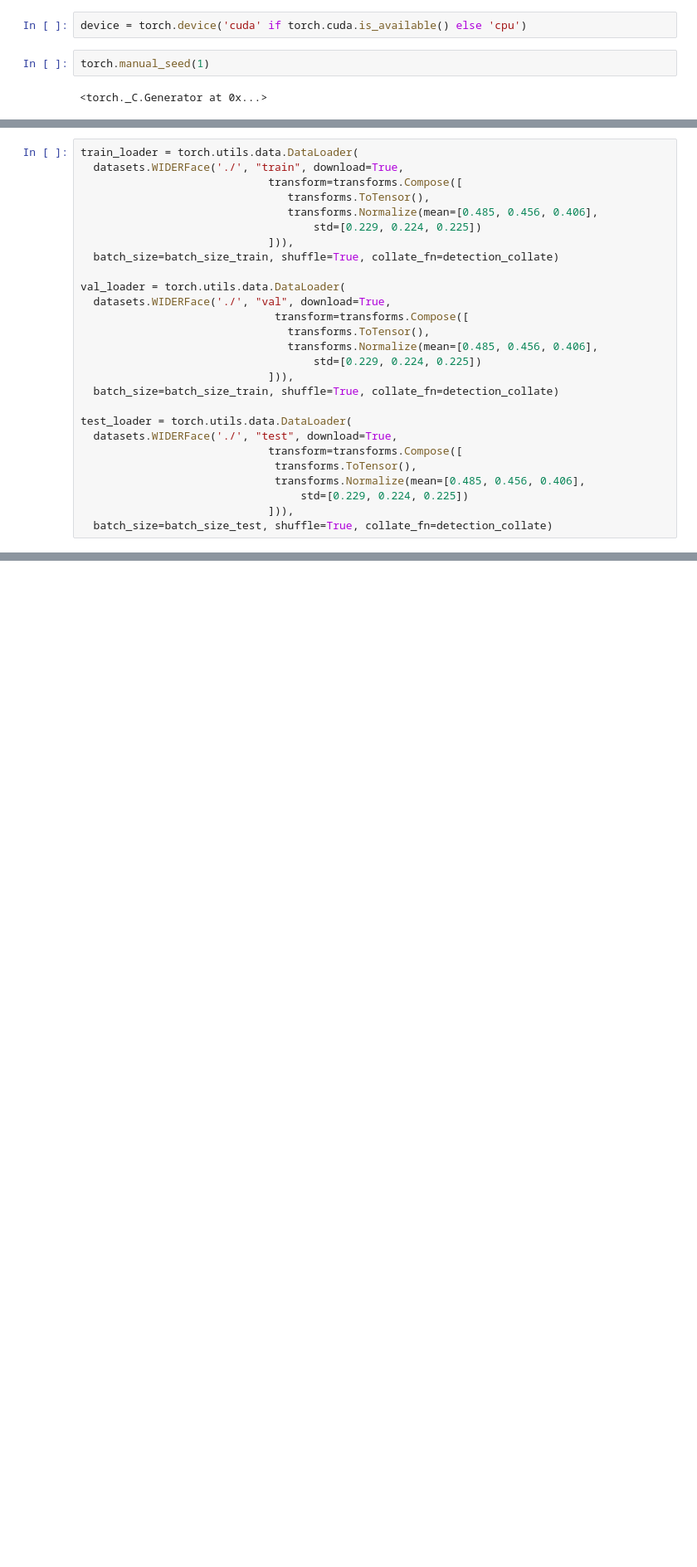
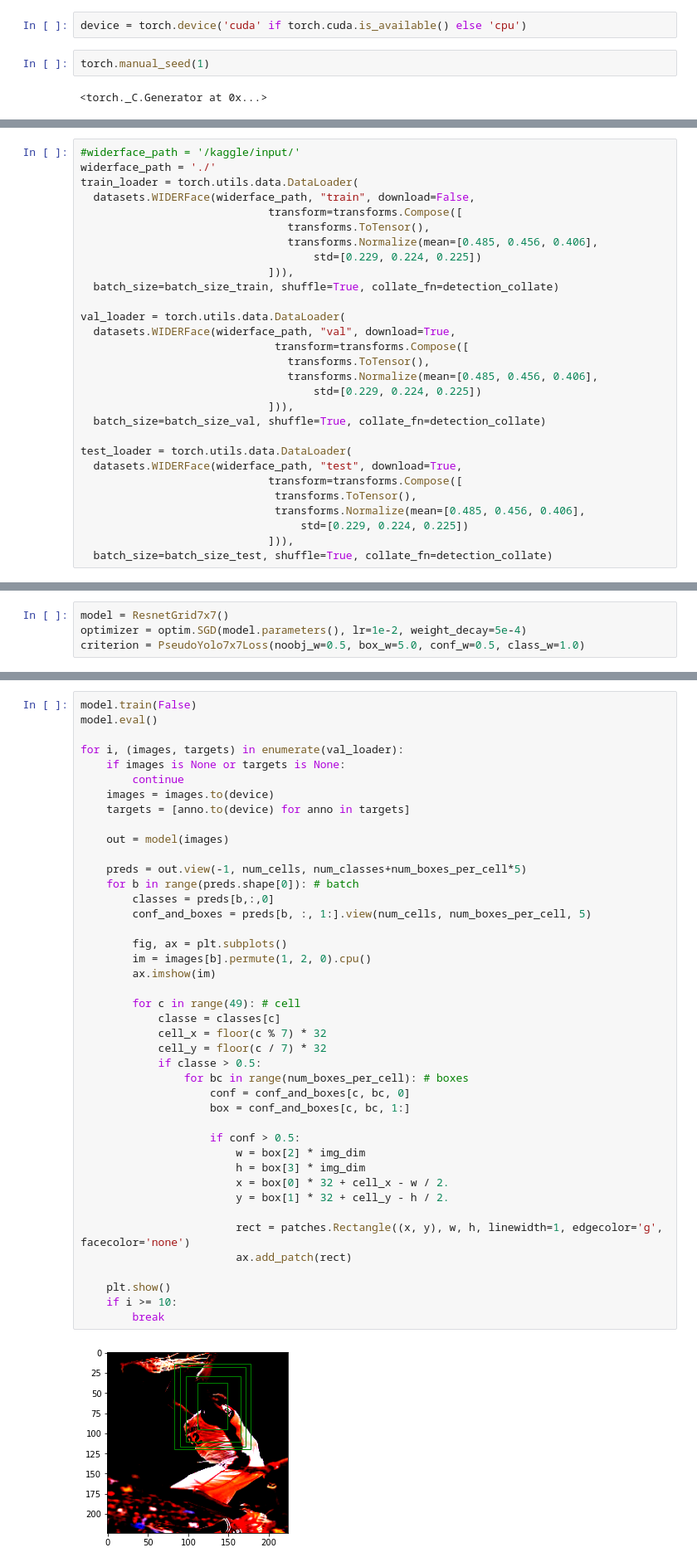
Before and after one commit to law0/face_detect, a Jupyter notebook: face_detect_resnet18.ipynb, the cells around one changed output, grey strips where cells are left out. Shown at 83% size. Cells and saved outputs as stored; diff of their text form; blank space fills up the shorter version.

```diff
--- a/face_detect_resnet18.ipynb
+++ b/face_detect_resnet18.ipynb
@@ -119,6 +120,8 @@ def detection_collate(batch):
 # %%
+#widerface_path = '/kaggle/input/'
+widerface_path = './'
 train_loader = torch.utils.data.DataLoader(
-  datasets.WIDERFace('./', "train", download=True,
+  datasets.WIDERFace(widerface_path, "train", download=False,
                              transform=transforms.Compose([
                                 transforms.ToTensor(),
                                 transforms.Normalize(mean=[0.485, 0.456, 0.406],
@@ -127,16 +130,16 @@ train_loader = torch.utils.data.DataLoader(
   batch_size=batch_size_train, shuffle=True, collate_fn=detection_collate)
 
 val_loader = torch.utils.data.DataLoader(
-  datasets.WIDERFace('./', "val", download=True,
+  datasets.WIDERFace(widerface_path, "val", download=True,
                               transform=transforms.Compose([
                                 transforms.ToTensor(),
                                 transforms.Normalize(mean=[0.485, 0.456, 0.406],
                                     std=[0.229, 0.224, 0.225])
                              ])),
-  batch_size=batch_size_train, shuffle=True, collate_fn=detection_collate)
+  batch_size=batch_size_val, shuffle=True, collate_fn=detection_collate)
 
 test_loader = torch.utils.data.DataLoader(
-  datasets.WIDERFace('./', "test", download=True,
+  datasets.WIDERFace(widerface_path, "test", download=True,
                              transform=transforms.Compose([
                               transforms.ToTensor(),
                               transforms.Normalize(mean=[0.485, 0.456, 0.406],
@@ -394 +401,5 @@ class PseudoYolo7x7Loss(nn.Module):
+# %%
+model = ResnetGrid7x7()
+optimizer = optim.SGD(model.parameters(), lr=1e-2, weight_decay=5e-4)
+criterion = PseudoYolo7x7Loss(noobj_w=0.5, box_w=5.0, conf_w=0.5, class_w=1.0)
 # %%
@@ -526,0 +526,44 @@ class 0.6318413615226746, confidence 0.46416381001472473, box: 133.8812561035156
+# %%
+model.train(False)
+model.eval()
+
+for i, (images, targets) in enumerate(val_loader):
+    if images is None or targets is None:
+        continue
+    images = images.to(device)
+    targets = [anno.to(device) for anno in targets]
+
+    out = model(images)
+
+    preds = out.view(-1, num_cells, num_classes+num_boxes_per_cell*5)
+    for b in range(preds.shape[0]): # batch
+        classes = preds[b,:,0]
+        conf_and_boxes = preds[b, :, 1:].view(num_cells, num_boxes_per_cell, 5)
+
+        fig, ax = plt.subplots()
+        im = images[b].permute(1, 2, 0).cpu()
+        ax.imshow(im)
+
+        for c in range(49): # cell
+            classe = classes[c]
+            cell_x = floor(c % 7) * 32
+            cell_y = floor(c / 7) * 32
+            if classe > 0.5:
+                for bc in range(num_boxes_per_cell): # boxes
+                    conf = conf_and_boxes[c, bc, 0]
+                    box = conf_and_boxes[c, bc, 1:]
+
+                    if conf > 0.5:
+                        w = box[2] * img_dim
+                        h = box[3] * img_dim
+                        x = box[0] * 32 + cell_x - w / 2.
+                        y = box[1] * 32 + cell_y - h / 2.
+
+                        rect = patches.Rectangle((x, y), w, h, linewidth=1, edgecolor='g', facecolor='none')
+                        ax.add_patch(rect)
+
+    plt.show()
+    if i >= 10:
+        break
+# %% [output]
+[figure, added]
```
Also changed, not shown: parts of 12 cells of this notebook.
